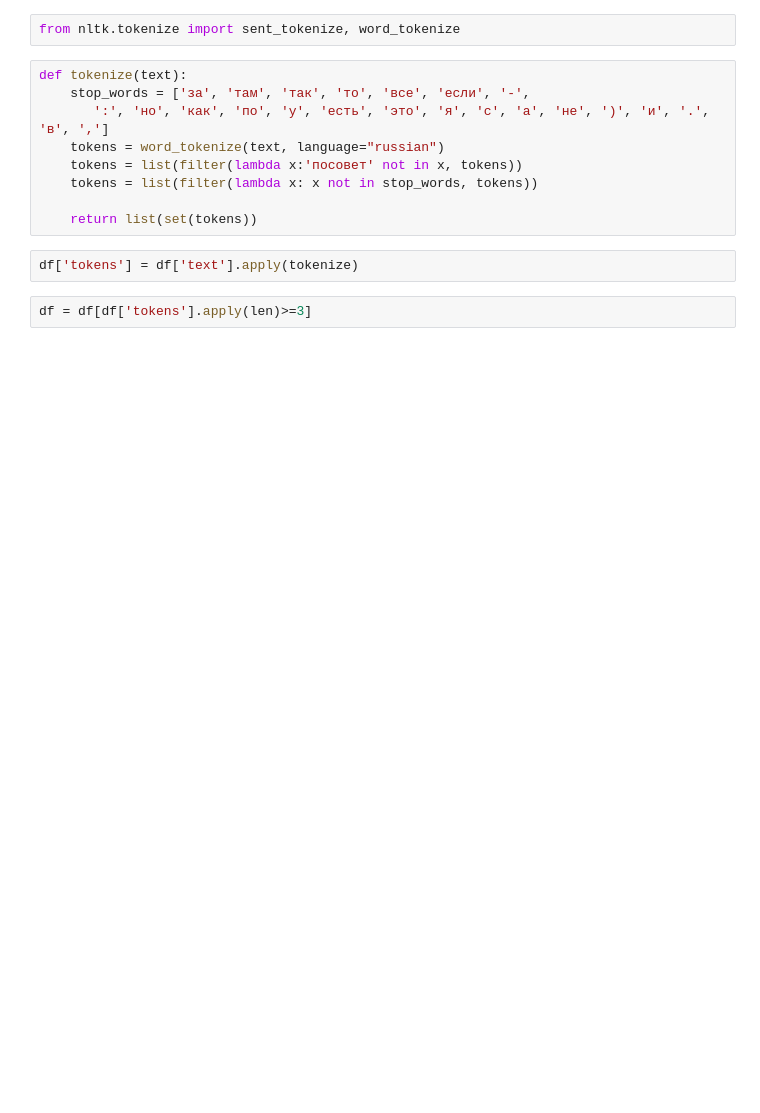
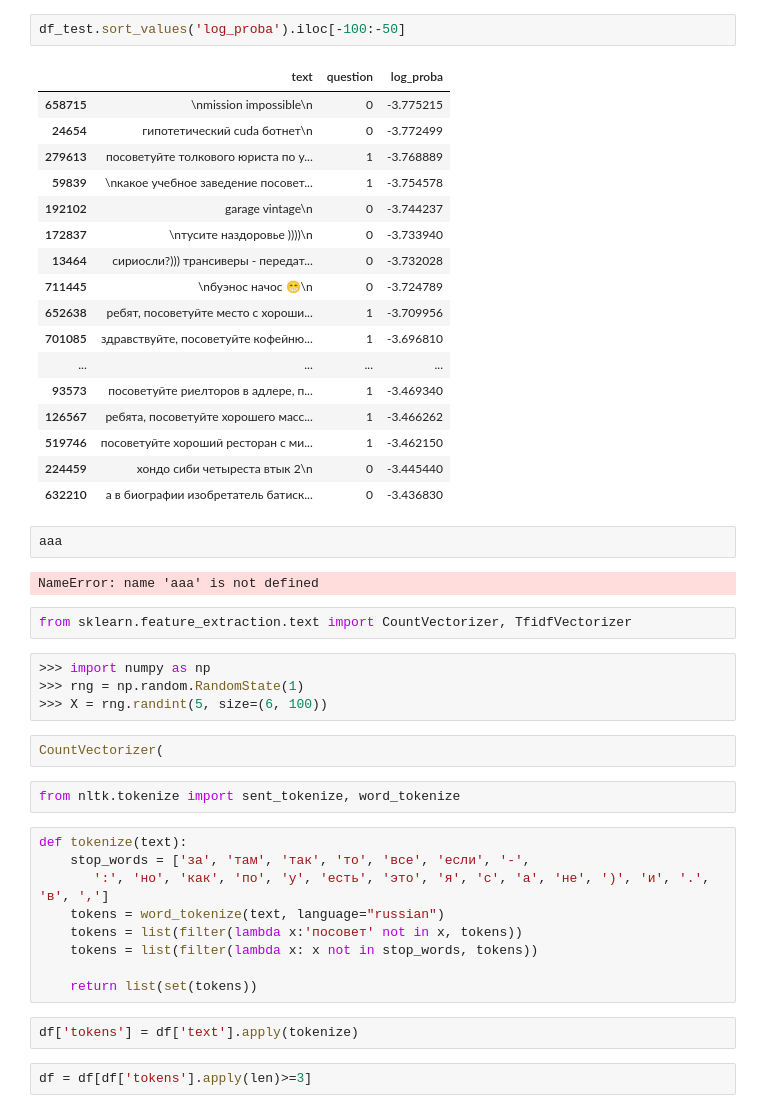
Before and after one commit to tserekh/advice, a Jupyter notebook: advice.ipynb, the cells around one changed output. Saved outputs shown, nothing was run; the diff lists cells and outputs as text; blank space fills up the shorter version.

```diff
--- a/advice.ipynb
+++ b/advice.ipynb
@@ -46,3 +103,35 @@ df['question'].sum()
+# %%
+df_test.sort_values('log_proba').iloc[-100:-50]
+# %% [output]
+|  | text | question | log_proba |
+| 658715 | \nmission impossible\n | 0 | -3.775215 |
+| 24654 | гипотетический cuda ботнет\n | 0 | -3.772499 |
+| 279613 | посоветуйте толкового юриста по у... | 1 | -3.768889 |
+| 59839 | \nкакое учебное заведение посовет... | 1 | -3.754578 |
+| 192102 | garage vintage\n | 0 | -3.744237 |
+| 172837 | \nтусите наздоровье ))))\n | 0 | -3.733940 |
+| 13464 | сириосли?))) трансиверы - передат... | 0 | -3.732028 |
+| 711445 | \nбуэнос начос 😁\n | 0 | -3.724789 |
+| 652638 | ребят, посоветуйте место с хороши... | 1 | -3.709956 |
+| 701085 | здравствуйте, посоветуйте кофейню... | 1 | -3.696810 |
+| ... | ... | ... | ... |
+| 93573 | посоветуйте риелторов в адлере, п... | 1 | -3.469340 |
+| 126567 | ребята, посоветуйте хорошего масс... | 1 | -3.466262 |
+| 519746 | посоветуйте хороший ресторан с ми... | 1 | -3.462150 |
+| 224459 | хондо сиби четыреста втык 2\n | 0 | -3.445440 |
+| 632210 | а в биографии изобретатель батиск... | 0 | -3.436830 |
+# %%
+aaa
+# %% [output]
+NameError: name 'aaa' is not defined
+# %%
+from sklearn.feature_extraction.text import CountVectorizer, TfidfVectorizer
+# %%
+>>> import numpy as np
+>>> rng = np.random.RandomState(1)
+>>> X = rng.randint(5, size=(6, 100))
+# %%
+CountVectorizer(
 # %%
 from nltk.tokenize import sent_tokenize, word_tokenize
 # %%
```
Also changed, not shown: parts of 36 cells of this notebook.
